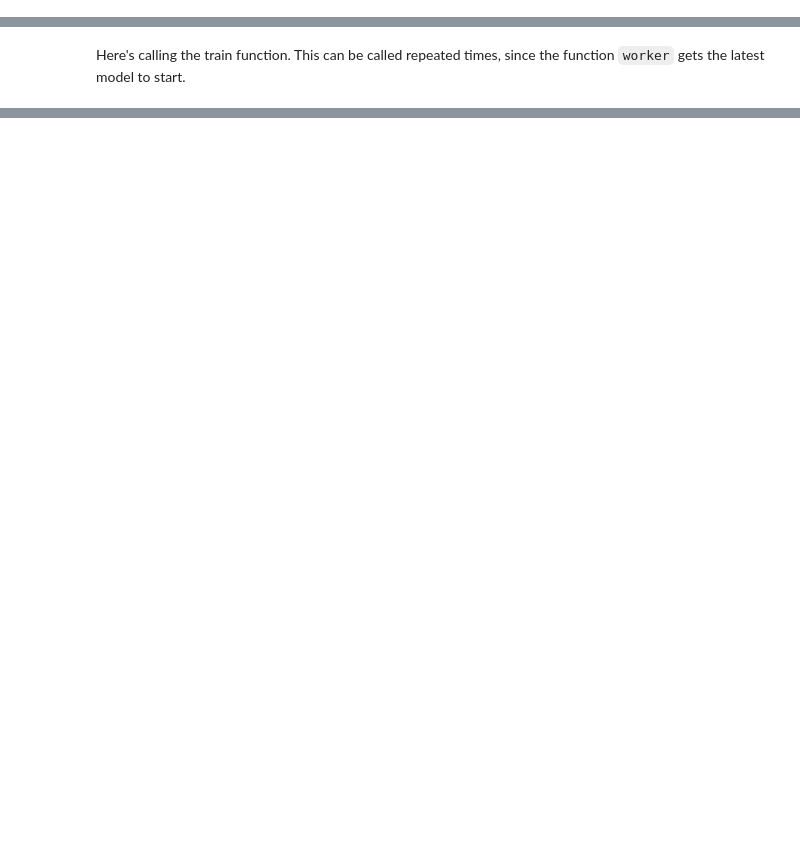
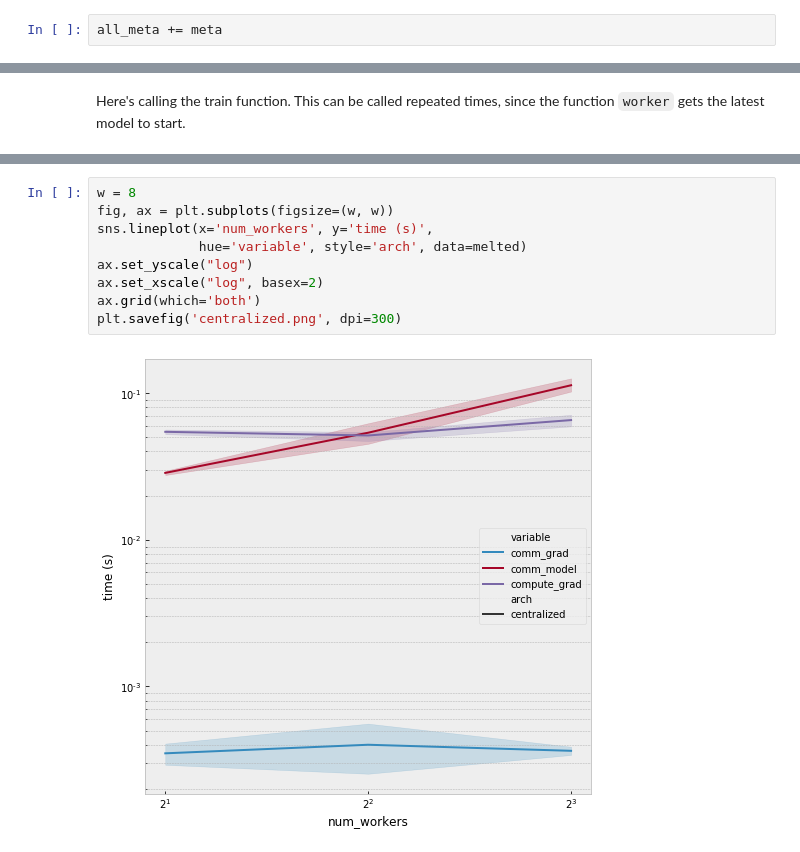
Before and after one commit to stsievert/dask-ps, a Jupyter notebook: Centralized-PS.ipynb, the cells around one changed output, grey strips where cells are left out. Cells and saved outputs as stored; diff of their text form; blank space fills up the shorter version.

```diff
--- a/Centralized-PS.ipynb
+++ b/Centralized-PS.ipynb
@@ -198,0 +168,2 @@ ps
+# %%
+all_meta += meta
@@ -221,0 +210,11 @@ show.plot.bar()
+# %%
+w = 8
+fig, ax = plt.subplots(figsize=(w, w))
+sns.lineplot(x='num_workers', y='time (s)',
+             hue='variable', style='arch', data=melted)
+ax.set_yscale("log")
+ax.set_xscale("log", basex=2)
+ax.grid(which='both')
+plt.savefig('centralized.png', dpi=300)
+# %% [output]
+[figure, added]
```
Also changed, not shown: parts of 30 cells of this notebook, 4 other files.
